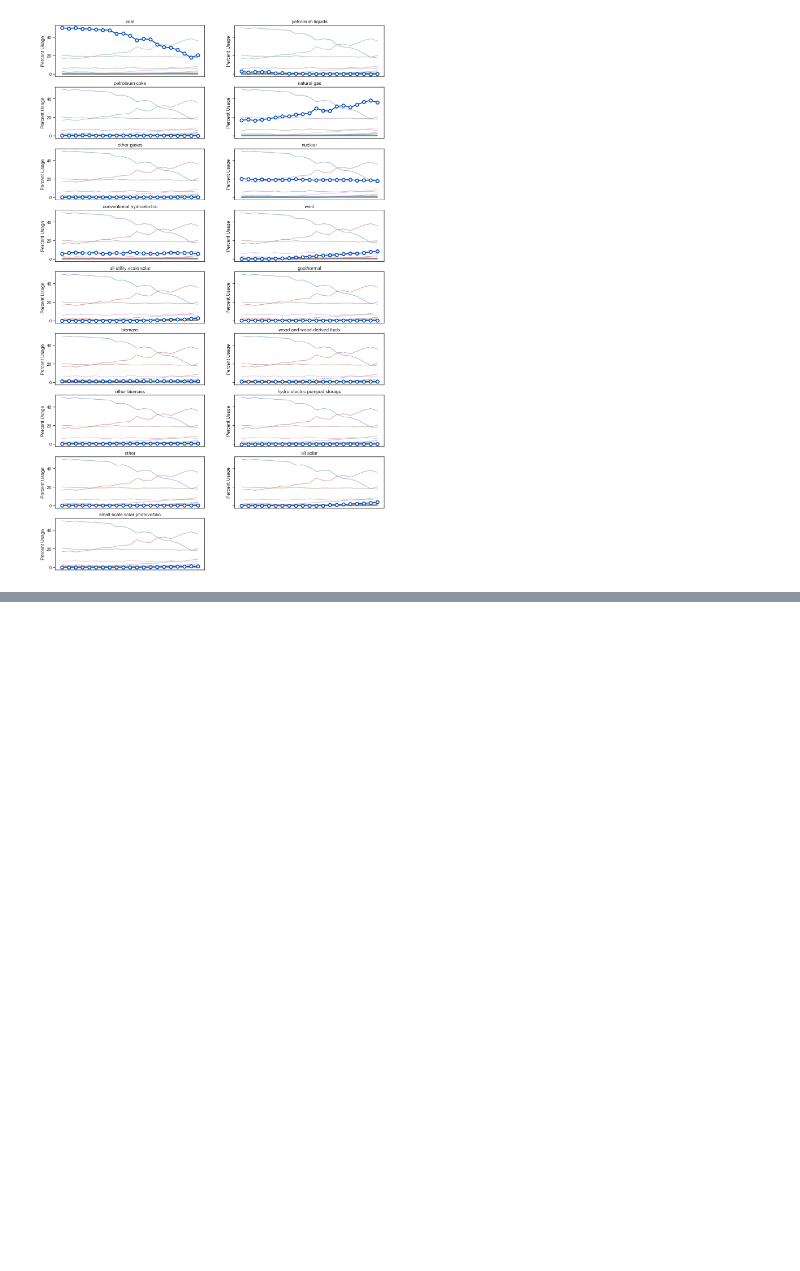
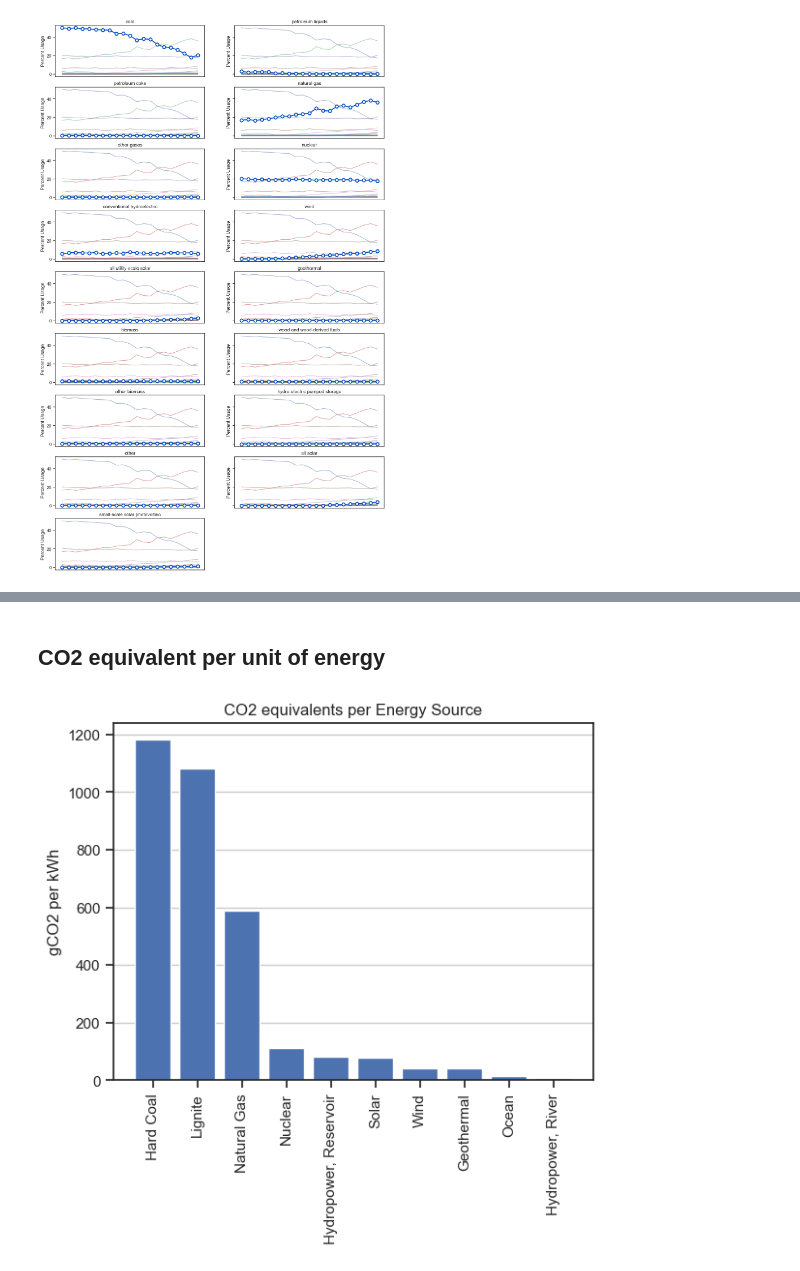
Before and after one commit to AlexandreSeb97/CIV190-Fall22-FinalProject, a Jupyter notebook: analysis_notebook.ipynb, the cells around one changed output, grey strips where cells are left out. Saved outputs shown, nothing was run; the diff lists cells and outputs as text; code cells hidden in the pictures; blank space fills up the shorter version.

```diff
--- a/analysis_notebook.ipynb
+++ b/analysis_notebook.ipynb
@@ -340,0 +351,14 @@ fig.delaxes(axes.flat[-1])
+# %% [markdown]
+## CO2 equivalent per unit of energy
+# %%
+# Contributed by Sumu
+
+co2_levels = pd.read_csv('data/CO2 equivalents.csv')
+energy_sources = co2_levels.groupby('Fuel').size().to_frame().rename(columns={0: "CO2 equivalents"}).reset_index()
+plt.bar(co2_levels['Fuel'], co2_levels['CO2 eq. (g/kWh)'])
+plt.xticks(rotation=90)
+plt.ylabel('gCO2 per kWh')
+plt.grid(visible=True, axis='y')
+plt.title('CO2 equivalents per Energy Source');
+# %% [output]
+[figure, added]
```
Also changed, not shown: parts of 4 cells of this notebook, 1 other file.
